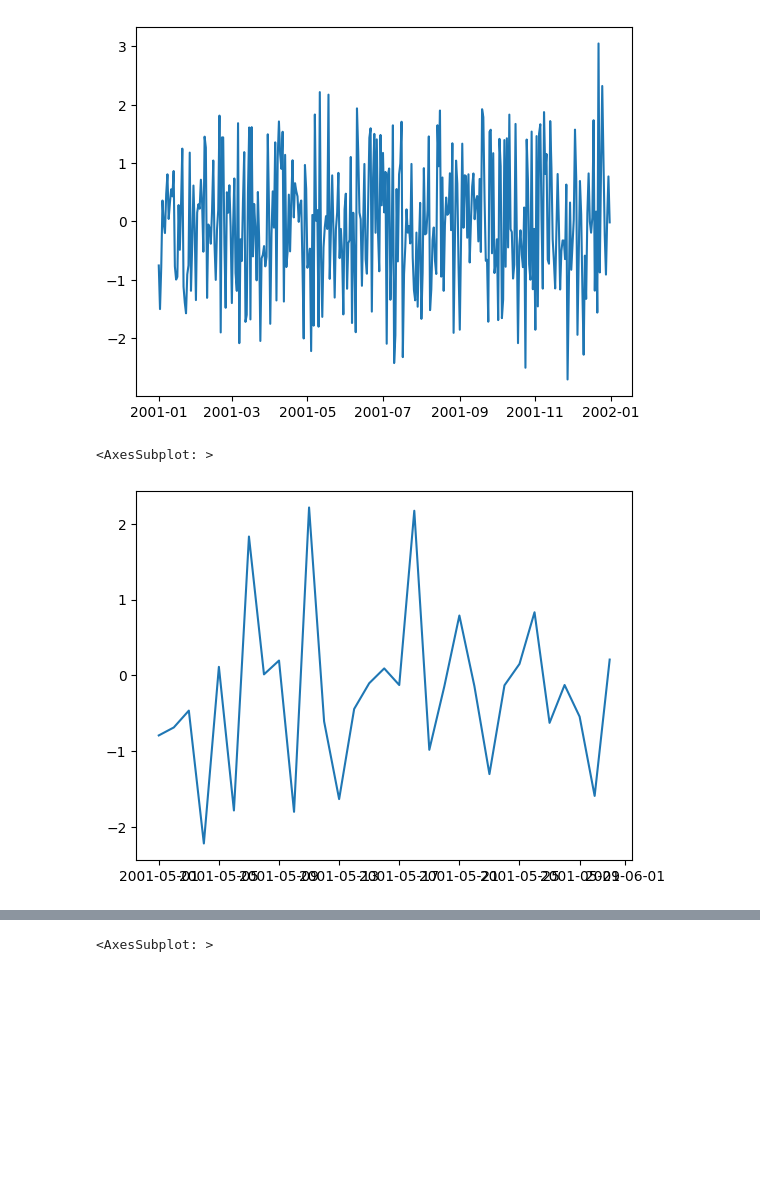
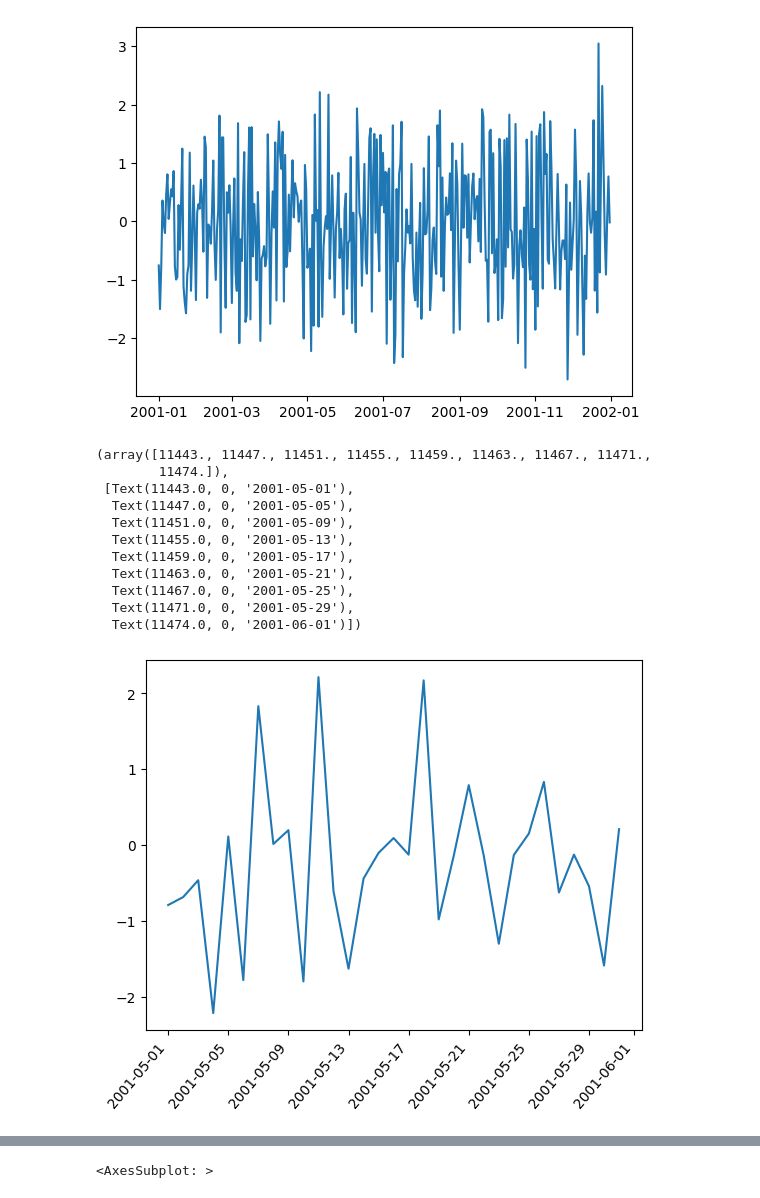
Before and after one commit to drolsonmi/math3080, a Jupyter notebook: Notes/09 Timeseries.ipynb, the cells around one changed output, grey strips where cells are left out. Drawn from its saved outputs; the diff is of its cells as text; code cells hidden in the pictures; blank space fills up the shorter version.

```diff
--- a/Notes/09 Timeseries.ipynb
+++ b/Notes/09 Timeseries.ipynb
@@ -264,8 +260,19 @@ sns.lineplot(long_ts["2001"])
 [figure]
 # %%
 sns.lineplot(long_ts["2001-05"])
+plt.xticks(rotation=50, ha='right')
 # %% [output]
-<AxesSubplot: >
+(array([11443., 11447., 11451., 11455., 11459., 11463., 11467., 11471.,
+        11474.]),
+ [Text(11443.0, 0, '2001-05-01'),
+  Text(11447.0, 0, '2001-05-05'),
+  Text(11451.0, 0, '2001-05-09'),
+  Text(11455.0, 0, '2001-05-13'),
+  Text(11459.0, 0, '2001-05-17'),
+  Text(11463.0, 0, '2001-05-21'),
+  Text(11467.0, 0, '2001-05-25'),
+  Text(11471.0, 0, '2001-05-29'),
+  Text(11474.0, 0, '2001-06-01')])
-[figure, old version]
+[figure, new version]
 # %%
 sns.lineplot(long_ts[datetime(2001,5,1):datetime(2001,7,15)])
```
Also changed, not shown: parts of 27 cells of this notebook.
